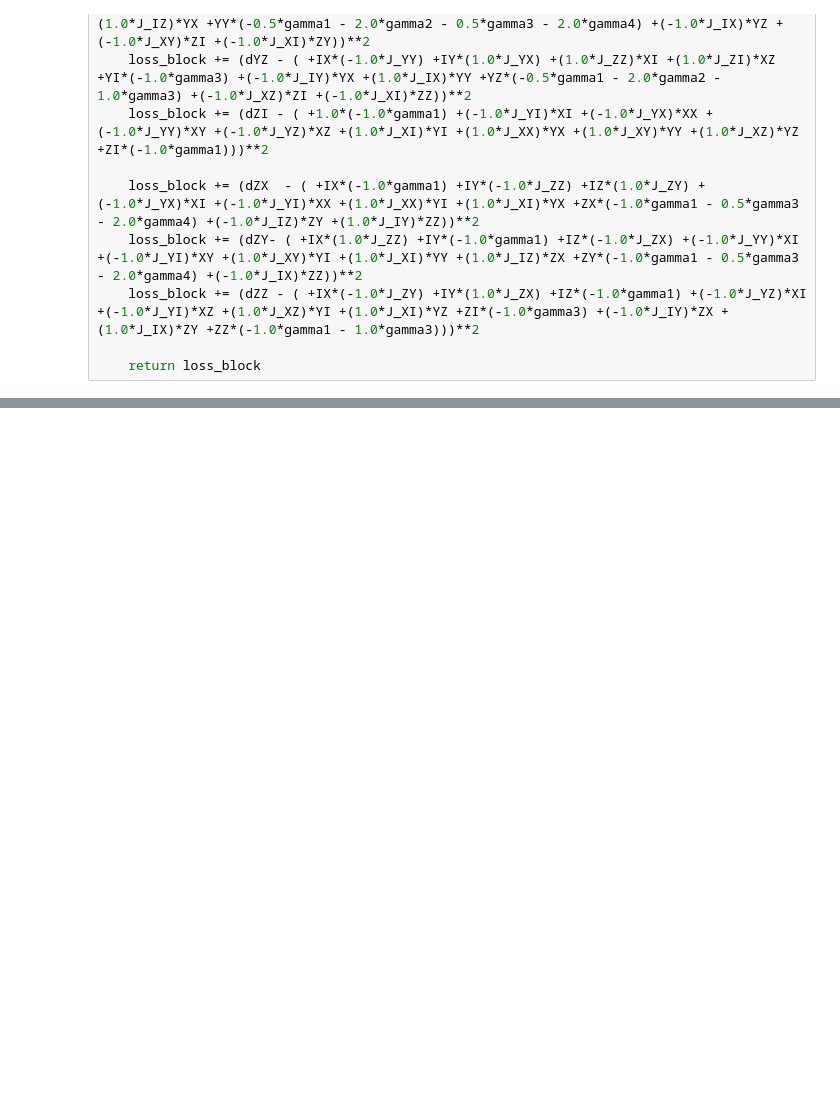
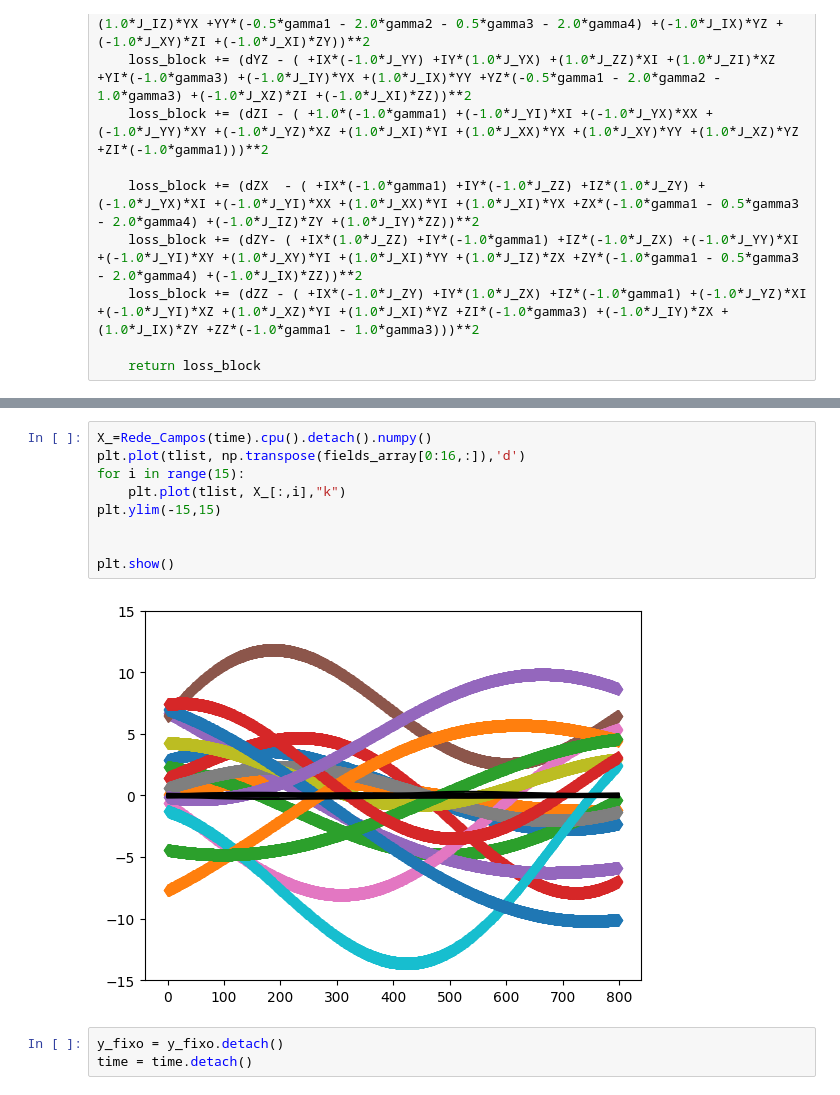
Before and after one commit to martinjimenez388/my-first-proyect, a Jupyter notebook: Examples/PINNverse_two_qubits_time_dependent_Lindblad_H_full_Gemini_3_stages_final.ipynb, the cells around one changed output, grey strips where cells are left out. Drawn from its saved outputs; the diff is of its cells as text; blank space fills up the shorter version.

```diff
--- a/Examples/PINNverse_two_qubits_time_dependent_Lindblad_H_full_Gemini_3_stages_final.ipynb
+++ b/Examples/PINNverse_two_qubits_time_dependent_Lindblad_H_full_Gemini_3_stages_final.ipynb
@@ -338 +581,15 @@ def calcular_residuos_edo_15obs_full_time_dep(y_slice, dX_dt_slice, parametro, j
+# %%
+X_=Rede_Campos(time).cpu().detach().numpy()
+plt.plot(tlist, np.transpose(fields_array[0:16,:]),'d')
+for i in range(15):
+    plt.plot(tlist, X_[:,i],"k")
+plt.ylim(-15,15)
+
+
+plt.show()
+# %% [output]
+[figure, added]
+# %%
+y_fixo = y_fixo.detach()
+time = time.detach()
 # %%
```
Also changed, not shown: parts of 21 cells of this notebook, 2 other files.
